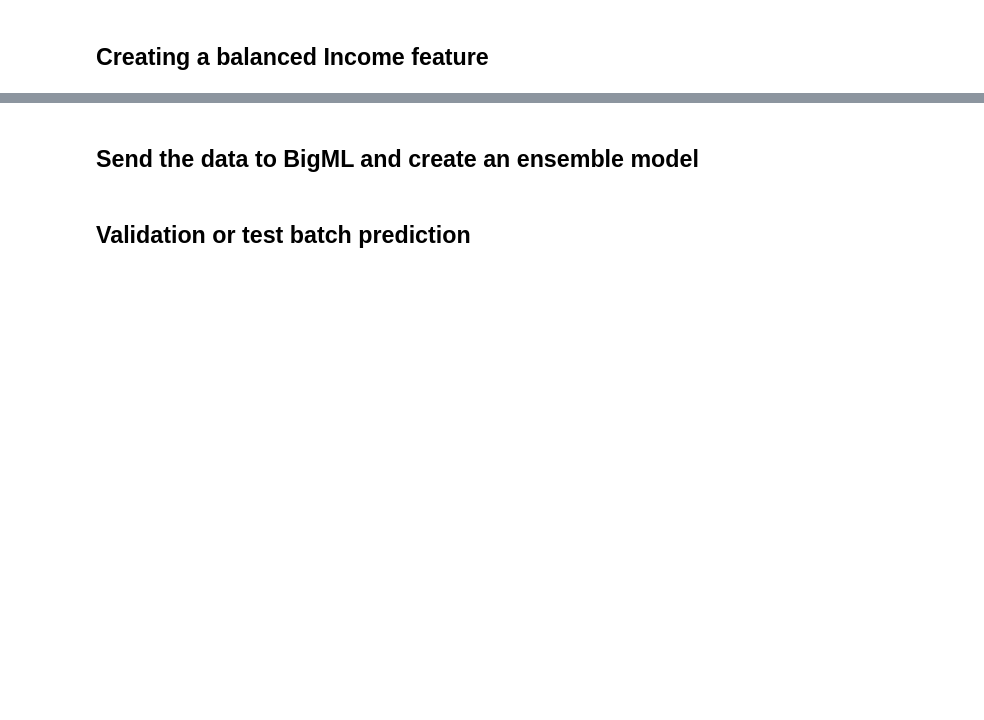
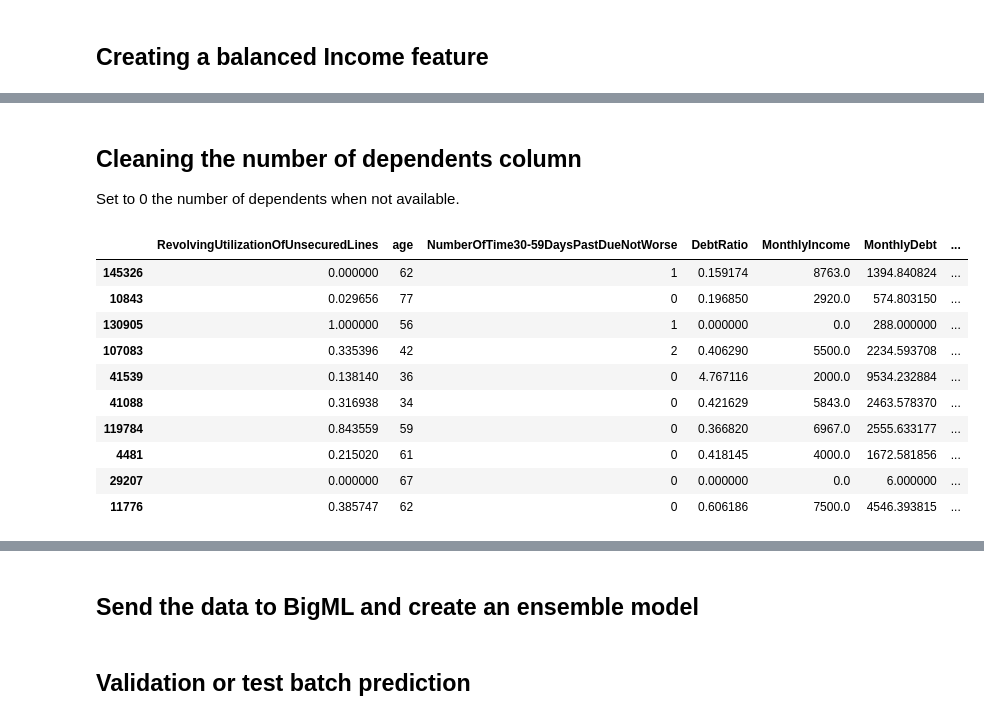
Before and after one commit to guitoo/ML-notebooks, a Jupyter notebook: GiveMeSomeCredit/custom_features.ipynb, the cells around one changed output, grey strips where cells are left out. Drawn from its saved outputs; the diff is of its cells as text; code cells hidden in the pictures; blank space fills up the shorter version.

```diff
--- a/GiveMeSomeCredit/custom_features.ipynb
+++ b/GiveMeSomeCredit/custom_features.ipynb
@@ -109,0 +244,20 @@ print("Done")
+# %% [markdown]
+## Cleaning the number of dependents column
+Set to 0 the number of dependents when not available.
+# %%
+for df in data_sets:
+    df.loc[:,'NumberOfDependents'].fillna(0, inplace=True)
+
+data_sets[0].head(10)
+# %% [output]
+|  | RevolvingUtilizationOfUnsecuredLines | age | NumberOfTime30-59DaysPastDueNotWorse | DebtRatio | MonthlyIncome | MonthlyDebt | ... |
+| 145326 | 0.000000 | 62 | 1 | 0.159174 | 8763.0 | 1394.840824 | ... |
+| 10843 | 0.029656 | 77 | 0 | 0.196850 | 2920.0 | 574.803150 | ... |
+| 130905 | 1.000000 | 56 | 1 | 0.000000 | 0.0 | 288.000000 | ... |
+| 107083 | 0.335396 | 42 | 2 | 0.406290 | 5500.0 | 2234.593708 | ... |
+| 41539 | 0.138140 | 36 | 0 | 4.767116 | 2000.0 | 9534.232884 | ... |
+| 41088 | 0.316938 | 34 | 0 | 0.421629 | 5843.0 | 2463.578370 | ... |
+| 119784 | 0.843559 | 59 | 0 | 0.366820 | 6967.0 | 2555.633177 | ... |
+| 4481 | 0.215020 | 61 | 0 | 0.418145 | 4000.0 | 1672.581856 | ... |
+| 29207 | 0.000000 | 67 | 0 | 0.000000 | 0.0 | 6.000000 | ... |
+| 11776 | 0.385747 | 62 | 0 | 0.606186 | 7500.0 | 4546.393815 | ... |
```
Also changed, not shown: parts of 15 cells of this notebook.
